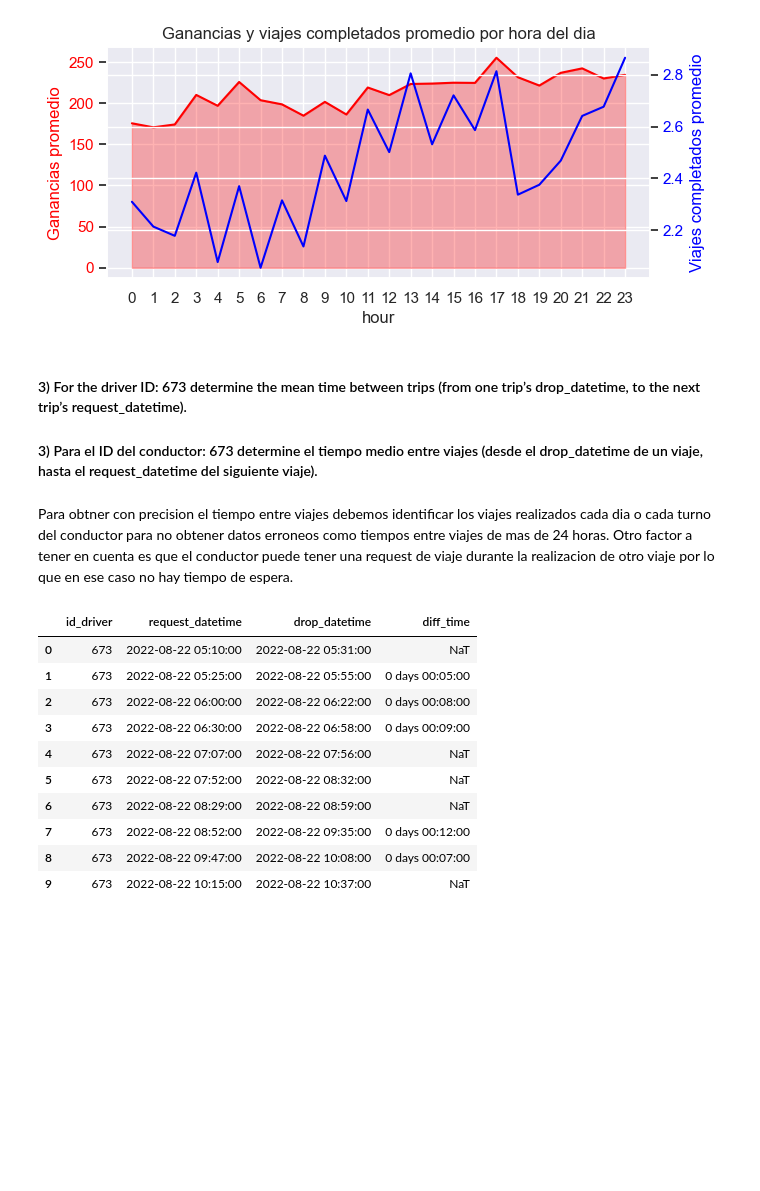
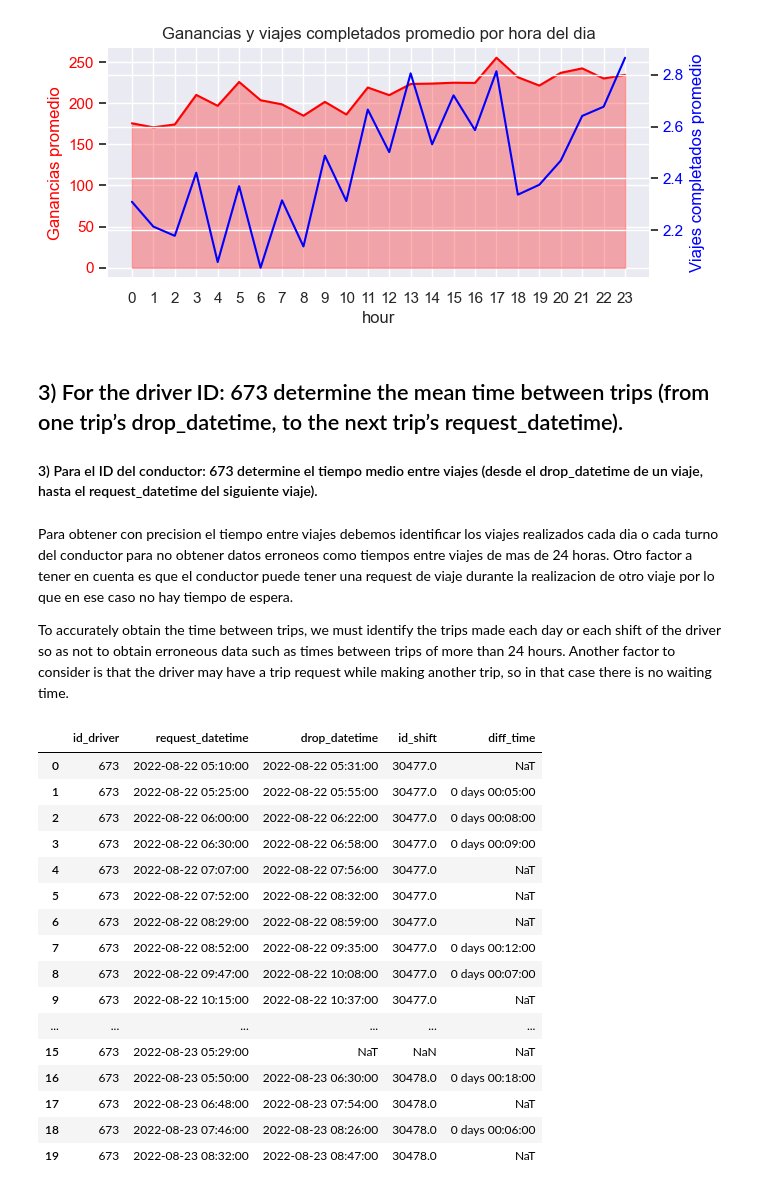
Before and after one commit to Vosinepi/desafio-VEMO, a Jupyter notebook: trips_analysis.ipynb, the cells around one changed output. Saved outputs shown, nothing was run; the diff lists cells and outputs as text; code cells hidden in the pictures; blank space fills up the shorter version.

```diff
--- a/trips_analysis.ipynb
+++ b/trips_analysis.ipynb
@@ -383,63 +419,74 @@ plt.show()
 # %% [output]
 [figure]
 # %% [markdown]
-#### 3) For the driver ID: 673 determine the mean time between trips (from one trip’s drop_datetime, to the next trip’s request_datetime).
+## 3) For the driver ID: 673 determine the mean time between trips (from one trip’s drop_datetime, to the next trip’s request_datetime).
 #### 3) Para el ID del conductor: 673 determine el tiempo medio entre viajes (desde el drop_datetime de un viaje, hasta el request_datetime del siguiente viaje).
 # %% [markdown]
-Para obtner con precision el tiempo entre viajes debemos identificar los viajes realizados cada dia o cada turno del conductor para no obtener datos erroneos como tiempos entre viajes de mas de 24 horas. Otro factor a tener en cuenta es que el conductor puede tener una request de viaje durante la realizacion de otro viaje por lo que en ese caso no hay tiempo de espera.
+Para obtener con precision el tiempo entre viajes debemos identificar los viajes realizados cada dia o cada turno del conductor para no obtener datos erroneos como tiempos entre viajes de mas de 24 horas. Otro factor a tener en cuenta es que el conductor puede tener una request de viaje durante la realizacion de otro viaje por lo que en ese caso no hay tiempo de espera.
+
+To accurately obtain the time between trips, we must identify the trips made each day or each shift of the driver so as not to obtain erroneous data such as times between trips of more than 24 hours. Another factor to consider is that the driver may have a trip request while making another trip, so in that case there is no waiting time.
 # %%
 # Creamos un dataframe con los datos del conductor 673 para poder analizarlos
+# We create a dataframe with the data of driver 673 in order to analyze them
 
 driver_673 = df_trips[df_trips['id_driver'] == 673]
 
-driver_673 = driver_673[['id_driver','request_datetime','drop_datetime']]
+driver_673 = driver_673[['id_driver','request_datetime','drop_datetime', 'id_shift']]
 
 
 # pasamos las columnas dropoff_datetime y request_datetime a formato datetime
+# we pass the dropoff_datetime and request_datetime columns to datetime format
 
 driver_673['drop_datetime'] = pd.to_datetime(driver_673['drop_datetime'])
 driver_673['request_datetime'] = pd.to_datetime(driver_673['request_datetime'])
 
 # Ordenamos el dataframe por fecha de request_datetime
+# We sort the dataframe by request_datetime date
 
 driver_673 = driver_673.sort_values(by='request_datetime')
 
 # reset index
 
+
 driver_673 = driver_673.reset_index(drop=True)
 
 
 # creamos una columna con la diferencia de tiempo entre el viaje anterior y el actual solo si el viaje es del mismo dia
+# we create a column with the time difference between the previous trip and the current one only if the trip is on the same day
 
 driver_673['diff_time'] = driver_673['request_datetime'].shift(-1) -driver_673['drop_datetime']
 
 for i in range(len(driver_673['diff_time'])):
 
-    # if dropoff_datetime is in the same day as the next request_datetime then we calculate the difference in time
     if i != len(driver_673['diff_time'])-1:
-        if (driver_673['drop_datetime'][i].date() == driver_673['request_datetime'][i+1].date()):
+        if (driver_673['id_shift'][i] == driver_673['id_shift'][i+1]):
            if (driver_673['diff_time'][i].days == -1):
                 driver_673['diff_time'][i] = pd.NaT
         else:
             driver_673['diff_time'][i] = pd.NaT
     else:
         driver_673['diff_time'][i] = pd.NaT
 
 
-driver_673.head(10)
-# veo el drop time del indice 2
+driver_673.head(20)
 # %% [output]
-|  | id_driver | request_datetime | drop_datetime | diff_time |
-| 0 | 673 | 2022-08-22 05:10:00 | 2022-08-22 05:31:00 | NaT |
-| 1 | 673 | 2022-08-22 05:25:00 | 2022-08-22 05:55:00 | 0 days 00:05:00 |
-| 2 | 673 | 2022-08-22 06:00:00 | 2022-08-22 06:22:00 | 0 days 00:08:00 |
-| 3 | 673 | 2022-08-22 06:30:00 | 2022-08-22 06:58:00 | 0 days 00:09:00 |
-| 4 | 673 | 2022-08-22 07:07:00 | 2022-08-22 07:56:00 | NaT |
-| 5 | 673 | 2022-08-22 07:52:00 | 2022-08-22 08:32:00 | NaT |
-| 6 | 673 | 2022-08-22 08:29:00 | 2022-08-22 08:59:00 | NaT |
-| 7 | 673 | 2022-08-22 08:52:00 | 2022-08-22 09:35:00 | 0 days 00:12:00 |
-| 8 | 673 | 2022-08-22 09:47:00 | 2022-08-22 10:08:00 | 0 days 00:07:00 |
-| 9 | 673 | 2022-08-22 10:15:00 | 2022-08-22 10:37:00 | NaT |
+|  | id_driver | request_datetime | drop_datetime | id_shift | diff_time |
+| 0 | 673 | 2022-08-22 05:10:00 | 2022-08-22 05:31:00 | 30477.0 | NaT |
+| 1 | 673 | 2022-08-22 05:25:00 | 2022-08-22 05:55:00 | 30477.0 | 0 days 00:05:00 |
+| 2 | 673 | 2022-08-22 06:00:00 | 2022-08-22 06:22:00 | 30477.0 | 0 days 00:08:00 |
+| 3 | 673 | 2022-08-22 06:30:00 | 2022-08-22 06:58:00 | 30477.0 | 0 days 00:09:00 |
+| 4 | 673 | 2022-08-22 07:07:00 | 2022-08-22 07:56:00 | 30477.0 | NaT |
+| 5 | 673 | 2022-08-22 07:52:00 | 2022-08-22 08:32:00 | 30477.0 | NaT |
+| 6 | 673 | 2022-08-22 08:29:00 | 2022-08-22 08:59:00 | 30477.0 | NaT |
+| 7 | 673 | 2022-08-22 08:52:00 | 2022-08-22 09:35:00 | 30477.0 | 0 days 00:12:00 |
+| 8 | 673 | 2022-08-22 09:47:00 | 2022-08-22 10:08:00 | 30477.0 | 0 days 00:07:00 |
+| 9 | 673 | 2022-08-22 10:15:00 | 2022-08-22 10:37:00 | 30477.0 | NaT |
+| ... | ... | ... | ... | ... | ... |
+| 15 | 673 | 2022-08-23 05:29:00 | NaT | NaN | NaT |
+| 16 | 673 | 2022-08-23 05:50:00 | 2022-08-23 06:30:00 | 30478.0 | 0 days 00:18:00 |
+| 17 | 673 | 2022-08-23 06:48:00 | 2022-08-23 07:54:00 | 30478.0 | NaT |
+| 18 | 673 | 2022-08-23 07:46:00 | 2022-08-23 08:26:00 | 30478.0 | 0 days 00:06:00 |
+| 19 | 673 | 2022-08-23 08:32:00 | 2022-08-23 08:47:00 | 30478.0 | NaT |
 # %%
 driver_673.describe()
 # %% [output]
```
Also changed, not shown: parts of 58 cells of this notebook, 2 other files.
